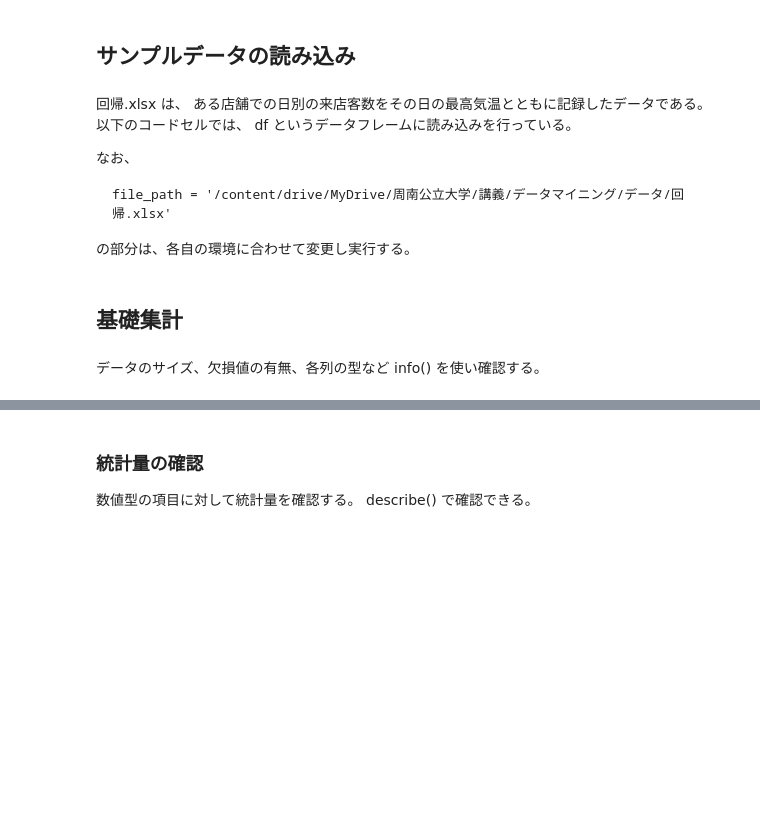
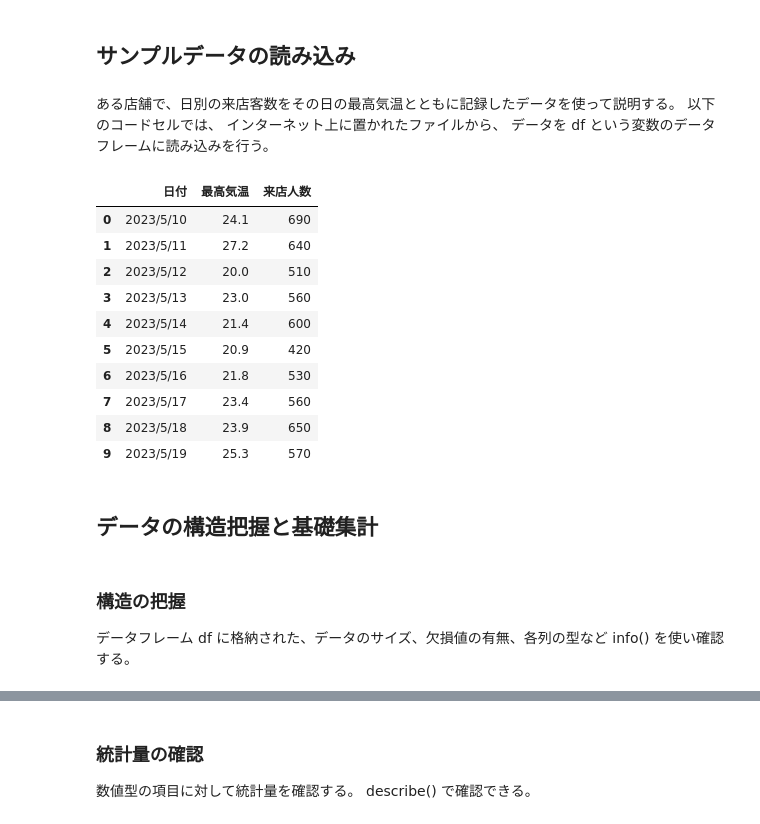
Before and after one commit to yajima-yasutoshi/DataMining2024, a Jupyter notebook: 20241126/回帰分析.ipynb, the cells around one changed output, grey strips where cells are left out. Cells and saved outputs as stored; diff of their text form; code cells hidden in the pictures; blank space fills up the shorter version.

````diff
--- a/20241126/回帰分析.ipynb
+++ b/20241126/回帰分析.ipynb
@@ -79,14 +78,3 @@ Google Drive がマウントされていることと、
 # 回帰
 # %% [markdown]
 ## サンプルデータの読み込み
-# %% [markdown]
-回帰.xlsx は、
-ある店舗での日別の来店客数をその日の最高気温とともに記録したデータである。
-以下のコードセルでは、
-df というデータフレームに読み込みを行っている。
-
-なお、
-```
-file_path = '/content/drive/MyDrive/周南公立大学/講義/データマイニング/データ/回帰.xlsx'
-```
-の部分は、各自の環境に合わせて変更し実行する。
@@ -100,6 +81,32 @@ df
+# %% [markdown]
+ある店舗で、日別の来店客数をその日の最高気温とともに記録したデータを使って説明する。
+以下のコードセルでは、
+インターネット上に置かれたファイルから、
+データを df という変数のデータフレームに読み込みを行う。
+# %%
+# インターネット上にあるファイルを指定する
+url = 'https://raw.githubusercontent.com/yajima-yasutoshi/shunan-u/refs/heads/main/data/%E5%9B%9E%E5%B8%B0.csv'
+
+# 今回は、df という変数に読み込むことにする
+df = pd.read_csv(url)
+df
+# %% [output]
+|  | 日付 | 最高気温 | 来店人数 |
+| 0 | 2023/5/10 | 24.1 | 690 |
+| 1 | 2023/5/11 | 27.2 | 640 |
+| 2 | 2023/5/12 | 20.0 | 510 |
+| 3 | 2023/5/13 | 23.0 | 560 |
+| 4 | 2023/5/14 | 21.4 | 600 |
+| 5 | 2023/5/15 | 20.9 | 420 |
+| 6 | 2023/5/16 | 21.8 | 530 |
+| 7 | 2023/5/17 | 23.4 | 560 |
+| 8 | 2023/5/18 | 23.9 | 650 |
+| 9 | 2023/5/19 | 25.3 | 570 |
 # %% [markdown]
-## 基礎集計
+## データの構造把握と基礎集計
 # %% [markdown]
-データのサイズ、欠損値の有無、各列の型など info() を使い確認する。
+### 構造の把握
+
+データフレーム df に格納された、データのサイズ、欠損値の有無、各列の型など info() を使い確認する。
 # %%
 df.info()
````
Also changed, not shown: parts of 60 cells of this notebook.
